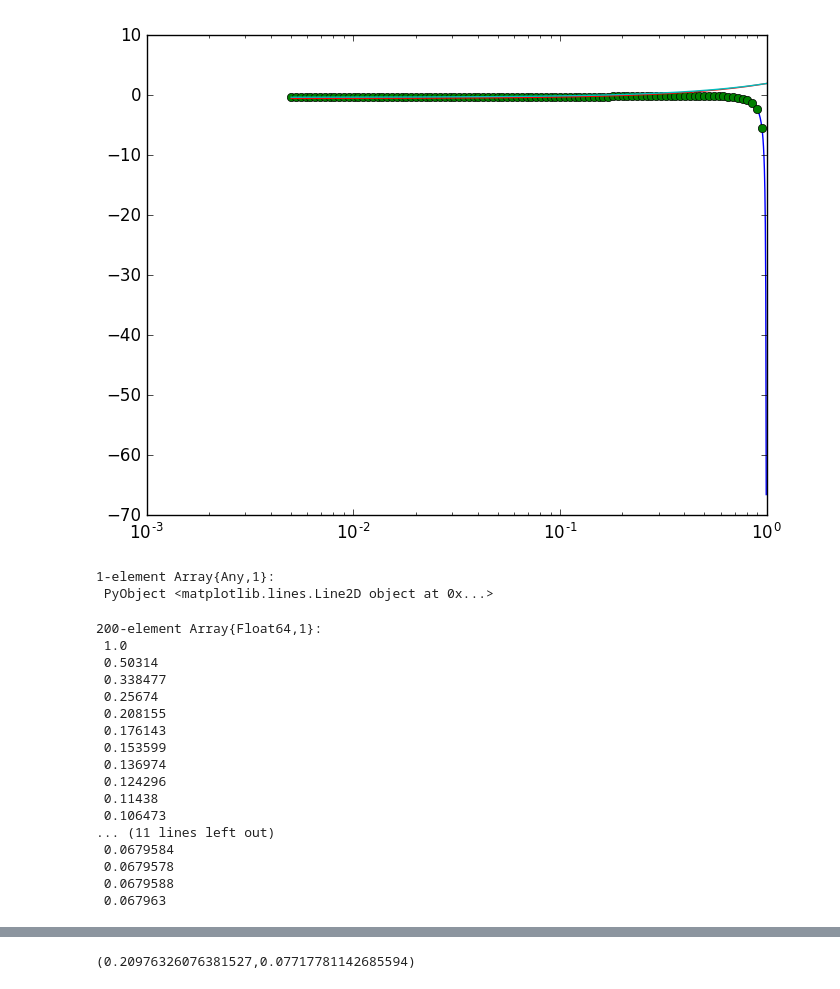
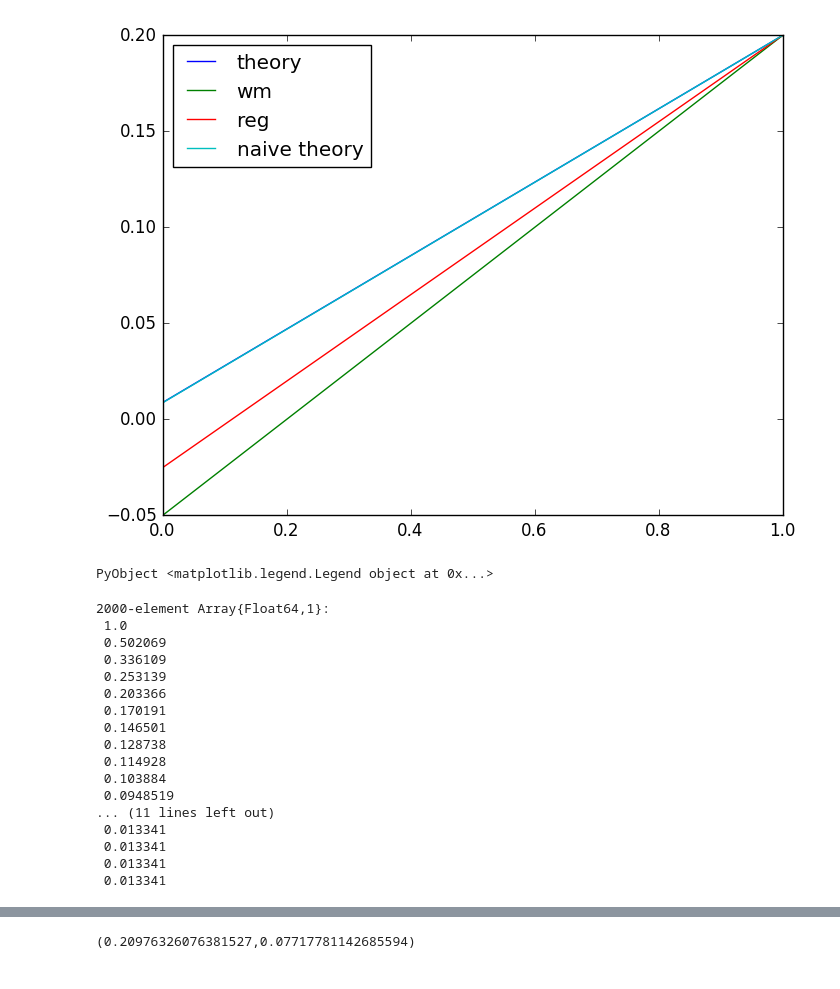
Before and after one commit to jnkh/epidemics, a Jupyter notebook: notebooks/Degree Distribution.ipynb, the cells around one changed output, grey strips where cells are left out. Cells and saved outputs as stored; diff of their text form; code cells hidden in the pictures.

```diff
--- a/notebooks/Degree Distribution.ipynb
+++ b/notebooks/Degree Distribution.ipynb
@@ -130,13 +120,13 @@ get_y_k_equilibrium (generic function with 1 method)
 # %%
 c_r = 0.2
-N = 200
+N = 2000
 y_n = 0.2
 
 n_n = Int(N*y_n)#y_n*N
 beta = 4.0/(c_r*n_n)
 alpha = (N*beta)/n_n
 
-k = 12
+k = 10
 sigma_k = 20
 min_degree = 3
 
@@ -154,5 +144,7 @@ for x in k_range
     push!(p_k,degree_distribution(x))
     push!(p_k_neighbor,neighbor_degree_distribution(x))
 end
+p_k /= sum(p_k)
+p_k_neighbor /= sum(p_k_neighbor)
 mean_k
 # %% [output]
@@ -250,37 +245,38 @@ splus_fn (generic function with 1 method)
 # %%
 
-semilogx(yy,s_fn(yy)./(yy.*(1 - yy)))
-plot(y_desired_range,s./(y_desired_range.*(1 - y_desired_range)),"o")
-plot(yy,alpha*yy - beta)
-plot(yy,get_s_eff_exact(yy,alpha,beta,k,N))
+plot(yy,s_fn(yy)./(yy.*(1 - yy)),label="theory")
+# plot(y_desired_range,s./(y_desired_range.*(1 - y_desired_range)),"o")
+plot(yy,alpha*yy - beta,label="wm")
+plot(yy,get_s_eff_exact(yy,alpha,beta,k,N),label="reg")
+plot(yy,get_s_eff_degree_distribution(yy,alpha,beta,degree_distribution,N),label="naive theory")
+legend(loc="best")
 # %% [output]
-[figure, old version]
+[figure, new version]
-1-element Array{Any,1}:
- PyObject <matplotlib.lines.Line2D object at 0x...>
+PyObject <matplotlib.legend.Legend object at 0x...>
 # %%
 dx = 1/N
 yy = collect(1/N:dx:1)
-pp4 = P_reach_fast(s_fn,splus_fn,N,1.0/N,yy)
+pp = P_reach_fast(s_fn,splus_fn,N,1.0/N,yy)
 im = InfectionModel(x -> 1 + beta + get_s_eff_exact(x,alpha,beta,k,N) , x -> 1 + beta);
 pp_regular = P_reach_fast(im,N,1.0/N,yy,true)
 im = InfectionModel(x -> 1 + beta + get_s_eff_degree_distribution_gamma(x,alpha,beta,k,sigma_k,N) , x -> 1 + beta);
 pp_naive = P_reach_fast(im,N,1.0/N,yy,true)
 # %% [output]
-200-element Array{Float64,1}:
+2000-element Array{Float64,1}:
  1.0
- 0.50314
- 0.338477
- 0.25674
- 0.208155
- 0.176143
- 0.153599
- 0.136974
- 0.124296
- 0.11438
- 0.106473
+ 0.502069
+ 0.336109
+ 0.253139
+ 0.203366
+ 0.170191
+ 0.146501
+ 0.128738
+ 0.114928
+ 0.103884
+ 0.0948519
 ... (11 lines left out)
- 0.0679584
- 0.0679578
- 0.0679588
- 0.067963
+ 0.013341
+ 0.013341
+ 0.013341
+ 0.013341
 # %%
```
Also changed, not shown: parts of 43 cells of this notebook, 10 other files.
